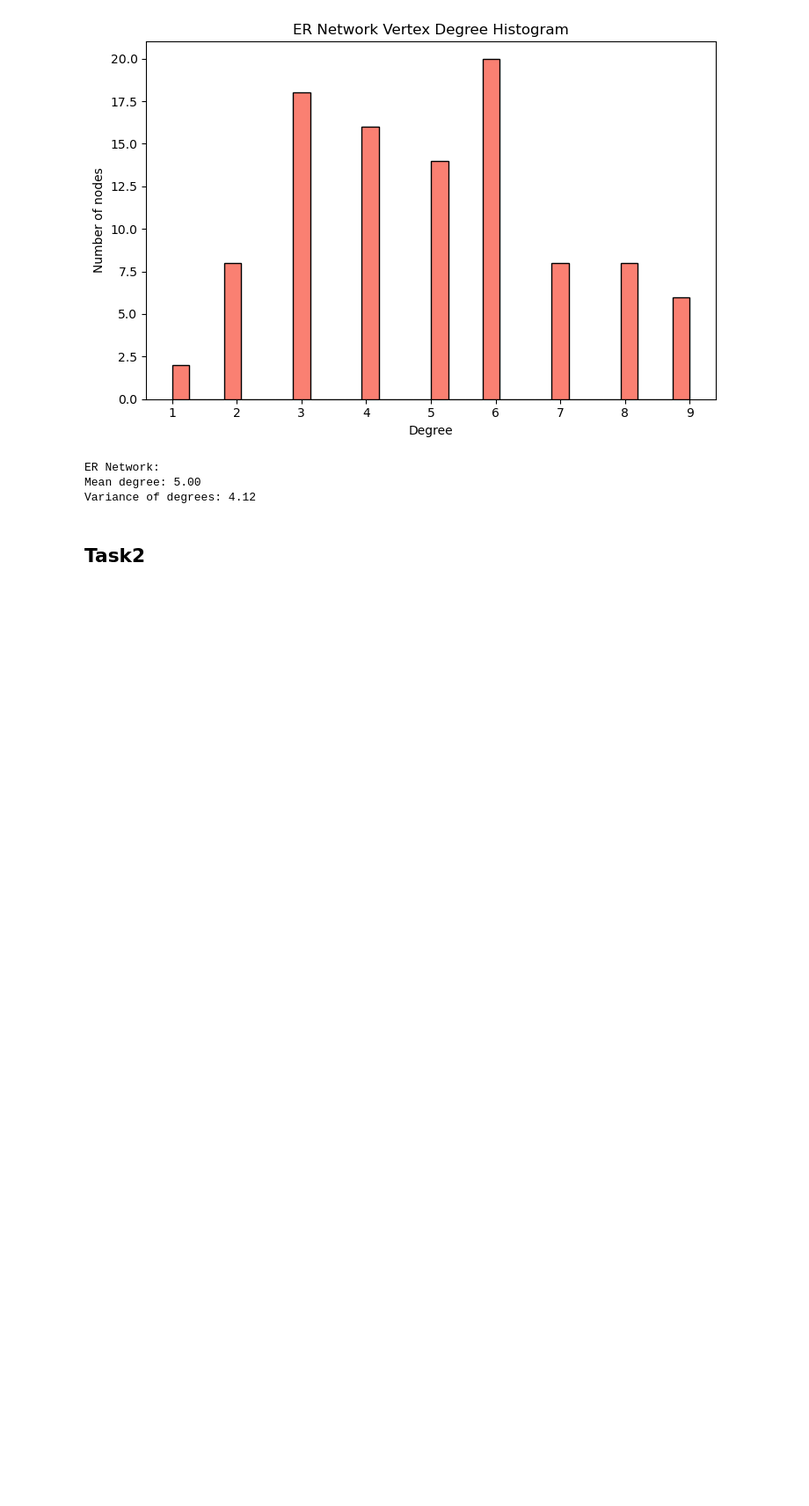
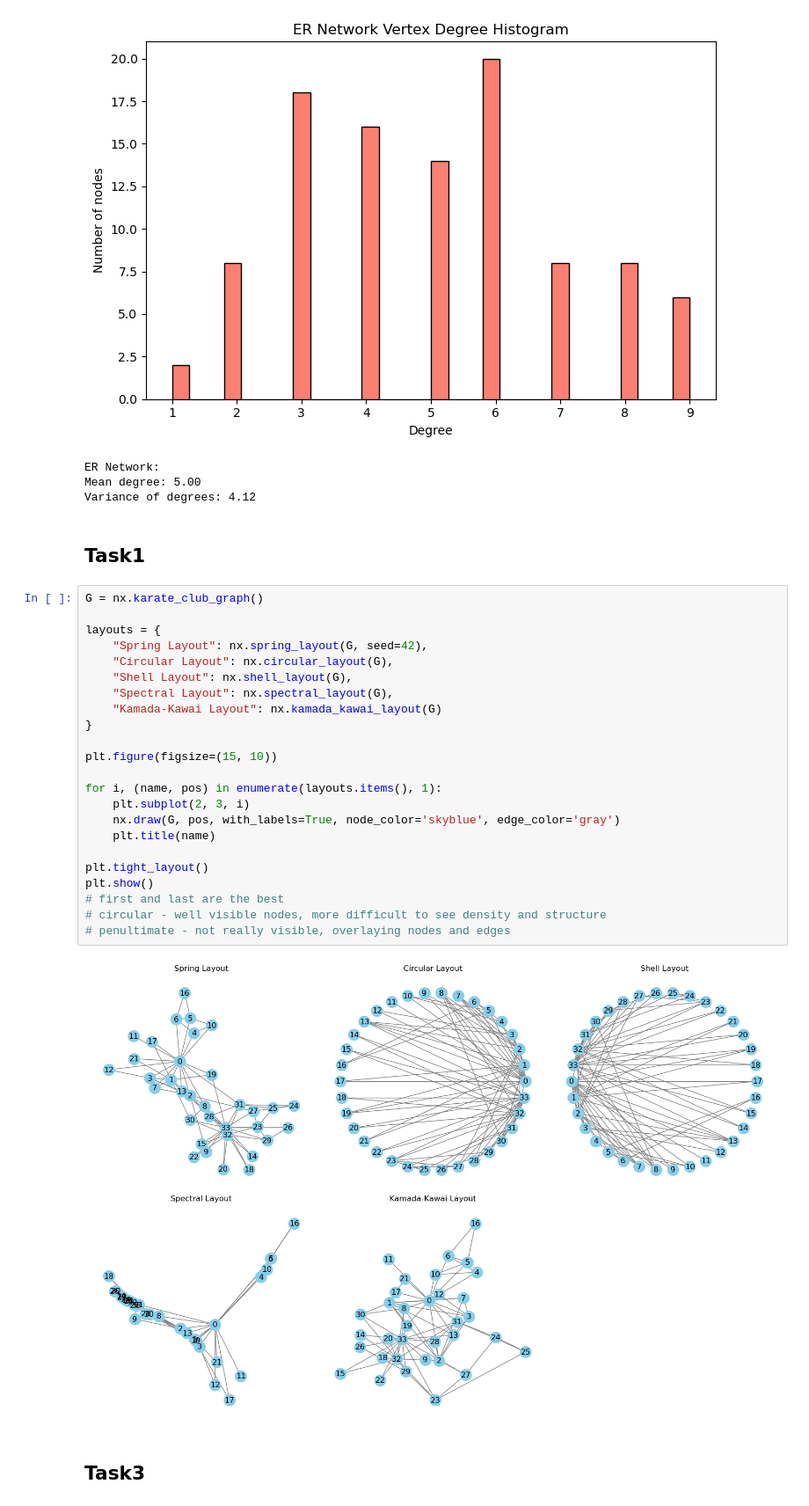
Before and after one commit to kubek22/SNARS, a Jupyter notebook: project3/project3.ipynb, the cells around one changed output. Shown at 88% size. Saved outputs shown, nothing was run; the diff lists cells and outputs as text; blank space fills up the shorter version.

Commit message:
project3 tasks 1 and 3

```diff
--- a/project3/project3.ipynb
+++ b/project3/project3.ipynb
@@ -226,4 +226,31 @@ ER Network:
 Mean degree: 5.00
 Variance of degrees: 4.12
 # %% [markdown]
-## Task2
+## Task1
+# %%
+G = nx.karate_club_graph()
+
+layouts = {
+    "Spring Layout": nx.spring_layout(G, seed=42),
+    "Circular Layout": nx.circular_layout(G),
+    "Shell Layout": nx.shell_layout(G),
+    "Spectral Layout": nx.spectral_layout(G),
+    "Kamada-Kawai Layout": nx.kamada_kawai_layout(G)
+}
+
+plt.figure(figsize=(15, 10))
+
+for i, (name, pos) in enumerate(layouts.items(), 1):
+    plt.subplot(2, 3, i)
+    nx.draw(G, pos, with_labels=True, node_color='skyblue', edge_color='gray')
+    plt.title(name)
+
+plt.tight_layout()
+plt.show()
+# first and last are the best
+# circular - well visible nodes, more difficult to see density and structure
+# penultimate - not really visible, overlaying nodes and edges
+# %% [output]
+[figure, added]
+# %% [markdown]
+## Task3
```
Also changed, not shown: parts of 7 cells of this notebook, 1 other file.
